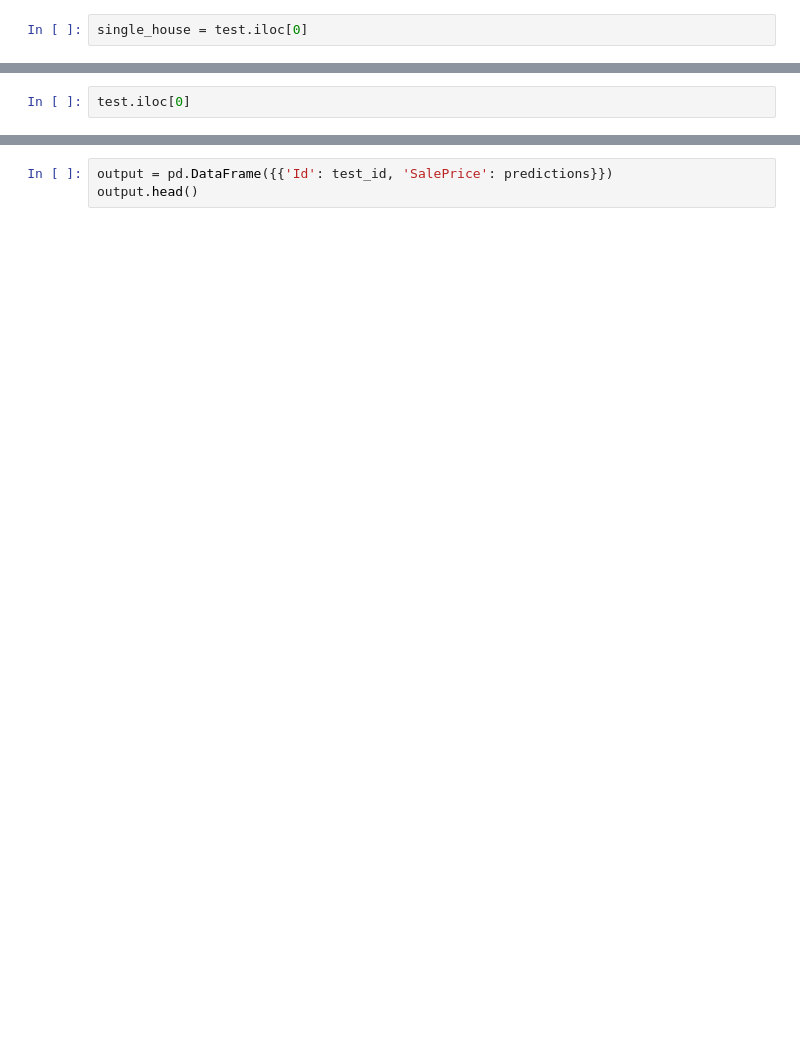
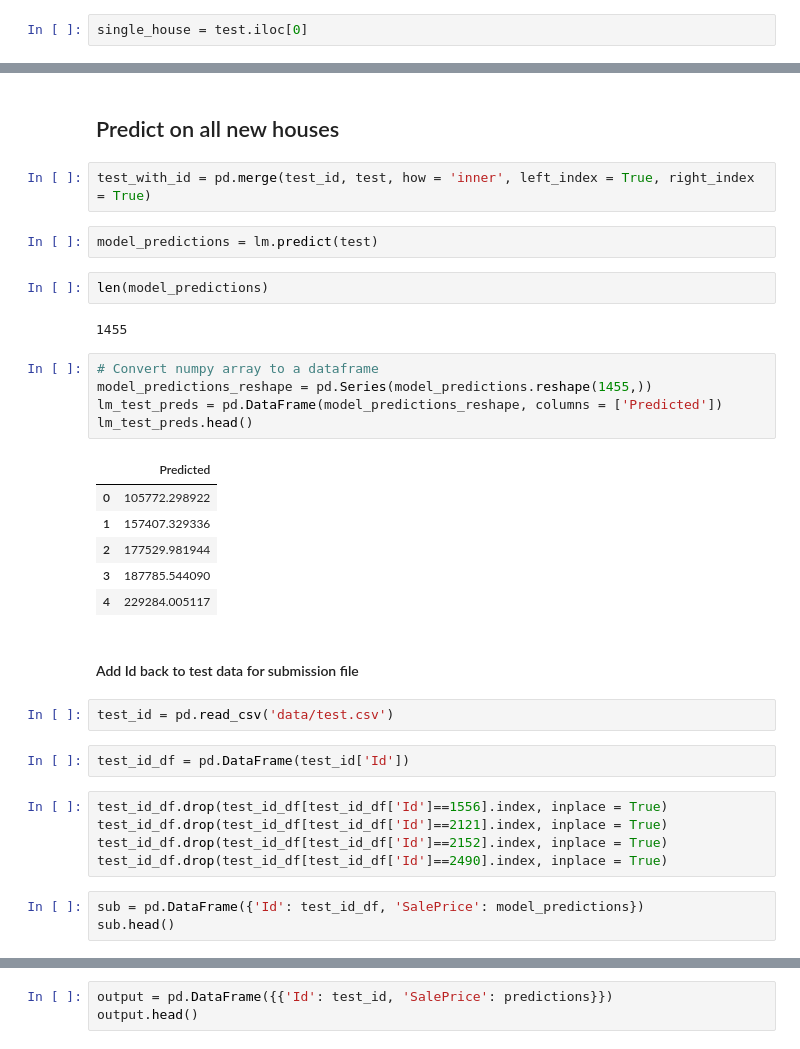
Before and after one commit to HHook/keras-house-prices, a Jupyter notebook: Machine learning part.ipynb, the cells around one changed output, grey strips where cells are left out. Drawn from its saved outputs; the diff is of its cells as text; blank space fills up the shorter version.

Commit message:
Linear regression model

```diff
--- a/Machine learning part.ipynb
+++ b/Machine learning part.ipynb
@@ -106,3 +149,37 @@ lm.predict(single_house)
-# %%
-test.iloc[0]
+# %% [markdown]
+## Predict on all new houses
+# %%
+test_with_id = pd.merge(test_id, test, how = 'inner', left_index = True, right_index = True)
+# %%
+model_predictions = lm.predict(test)
+# %%
+len(model_predictions)
+# %% [output]
+1455
+# %%
+# Convert numpy array to a dataframe
+model_predictions_reshape = pd.Series(model_predictions.reshape(1455,))
+lm_test_preds = pd.DataFrame(model_predictions_reshape, columns = ['Predicted'])
+lm_test_preds.head()
+# %% [output]
+|  | Predicted |
+| 0 | 105772.298922 |
+| 1 | 157407.329336 |
+| 2 | 177529.981944 |
+| 3 | 187785.544090 |
+| 4 | 229284.005117 |
+# %% [markdown]
+#### Add Id back to test data for submission file
+# %%
+test_id = pd.read_csv('data/test.csv')
+# %%
+test_id_df = pd.DataFrame(test_id['Id'])
+# %%
+test_id_df.drop(test_id_df[test_id_df['Id']==1556].index, inplace = True)
+test_id_df.drop(test_id_df[test_id_df['Id']==2121].index, inplace = True)
+test_id_df.drop(test_id_df[test_id_df['Id']==2152].index, inplace = True)
+test_id_df.drop(test_id_df[test_id_df['Id']==2490].index, inplace = True)
+# %%
+sub = pd.DataFrame({'Id': test_id_df, 'SalePrice': model_predictions})
+sub.head()
 # %% [markdown]
```
Also changed, not shown: parts of 15 cells of this notebook.
